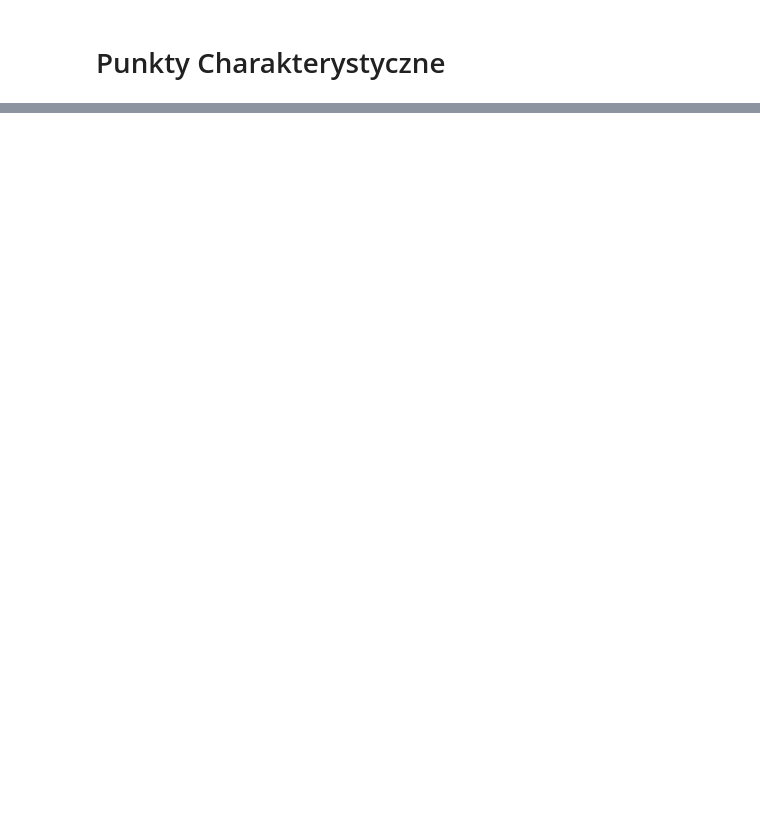
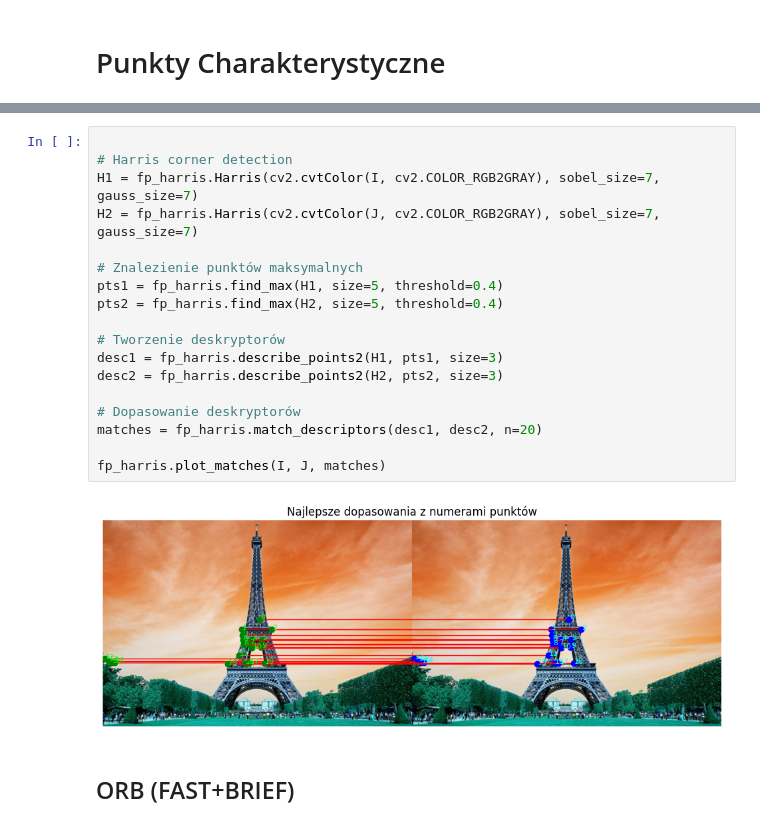
Before and after one commit to jrosa02/ZAW-2025S, a Jupyter notebook: lab06_fp/main.ipynb, the cells around one changed output, grey strips where cells are left out. Cells and saved outputs as stored; diff of their text form; blank space fills up the shorter version.

```diff
--- a/lab06_fp/main.ipynb
+++ b/lab06_fp/main.ipynb
@@ -35,0 +201,22 @@ class FP():
+# %%
+
+# Harris corner detection
+H1 = fp_harris.Harris(cv2.cvtColor(I, cv2.COLOR_RGB2GRAY), sobel_size=7, gauss_size=7)
+H2 = fp_harris.Harris(cv2.cvtColor(J, cv2.COLOR_RGB2GRAY), sobel_size=7, gauss_size=7)
+
+# Znalezienie punktów maksymalnych
+pts1 = fp_harris.find_max(H1, size=5, threshold=0.4)
+pts2 = fp_harris.find_max(H2, size=5, threshold=0.4)
+
+# Tworzenie deskryptorów
+desc1 = fp_harris.describe_points2(H1, pts1, size=3)
+desc2 = fp_harris.describe_points2(H2, pts2, size=3)
+
+# Dopasowanie deskryptorów
+matches = fp_harris.match_descriptors(desc1, desc2, n=20)
+
+fp_harris.plot_matches(I, J, matches)
+# %% [output]
+[figure, added]
+# %% [markdown]
+## ORB (FAST+BRIEF)
```
Also changed, not shown: parts of 7 cells of this notebook, 2 other files.
